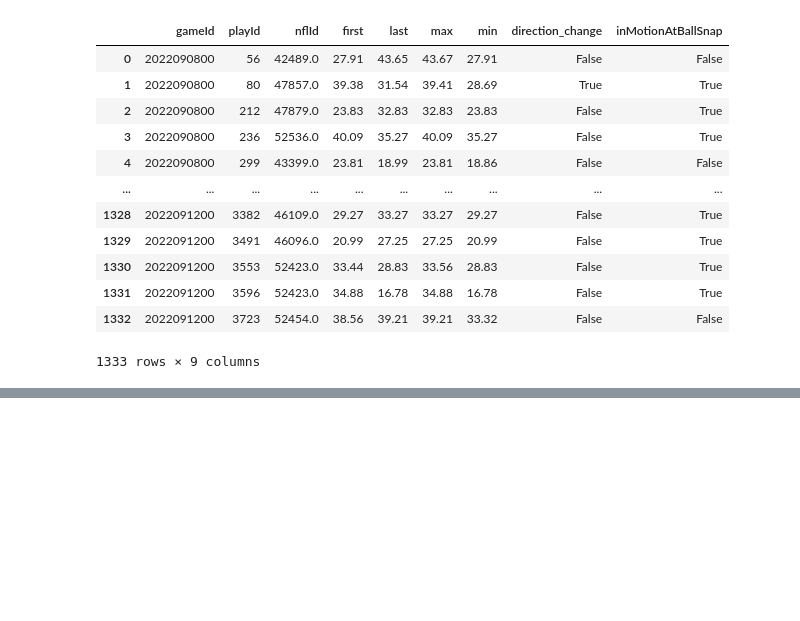
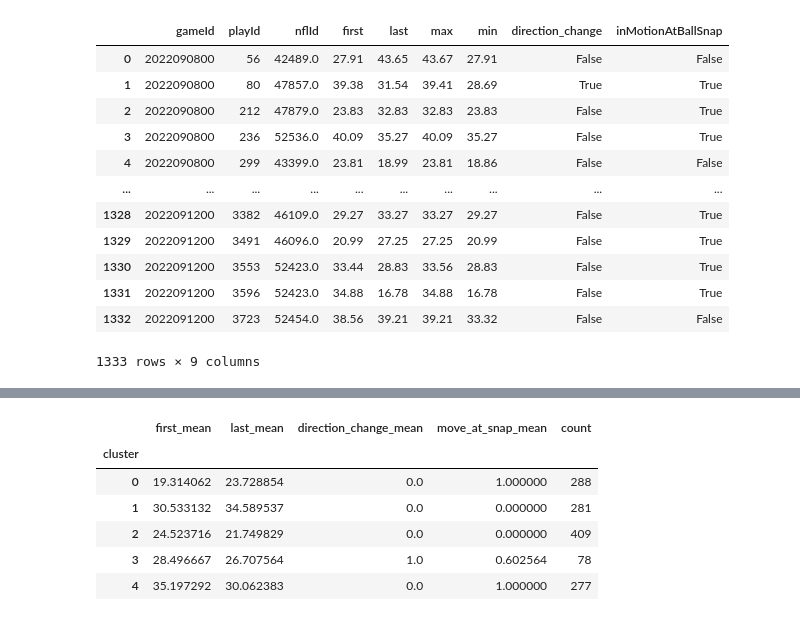
Before and after one commit to rohitbh7/nfl, a Jupyter notebook: clusteringmotion.ipynb, the cells around one changed output, grey strips where cells are left out. Cells and saved outputs as stored; diff of their text form; code cells hidden in the pictures; blank space fills up the shorter version.

```diff
--- a/clusteringmotion.ipynb
+++ b/clusteringmotion.ipynb
@@ -228,0 +257,18 @@ motionstats[abs(motionstats['first']-motionstats['last']) > 15]
+# %%
+cluster_means = motion.groupby('cluster').agg(
+    first_mean=('first', 'mean'),
+    last_mean=('last', 'mean'),
+    direction_change_mean=('direction_change', 'mean'),
+    move_at_snap_mean=('inMotionAtBallSnap','mean'),
+    count=('first', 'size')
+)
+
+cluster_means
+# %% [output]
+|  | first_mean | last_mean | direction_change_mean | move_at_snap_mean | count |
+| cluster |  |  |  |  |  |
+| 0 | 19.314062 | 23.728854 | 0.0 | 1.000000 | 288 |
+| 1 | 30.533132 | 34.589537 | 0.0 | 0.000000 | 281 |
+| 2 | 24.523716 | 21.749829 | 0.0 | 0.000000 | 409 |
+| 3 | 28.496667 | 26.707564 | 1.0 | 0.602564 | 78 |
+| 4 | 35.197292 | 30.062383 | 0.0 | 1.000000 | 277 |
```
Also changed, not shown: parts of 6 cells of this notebook, 1 other file.
